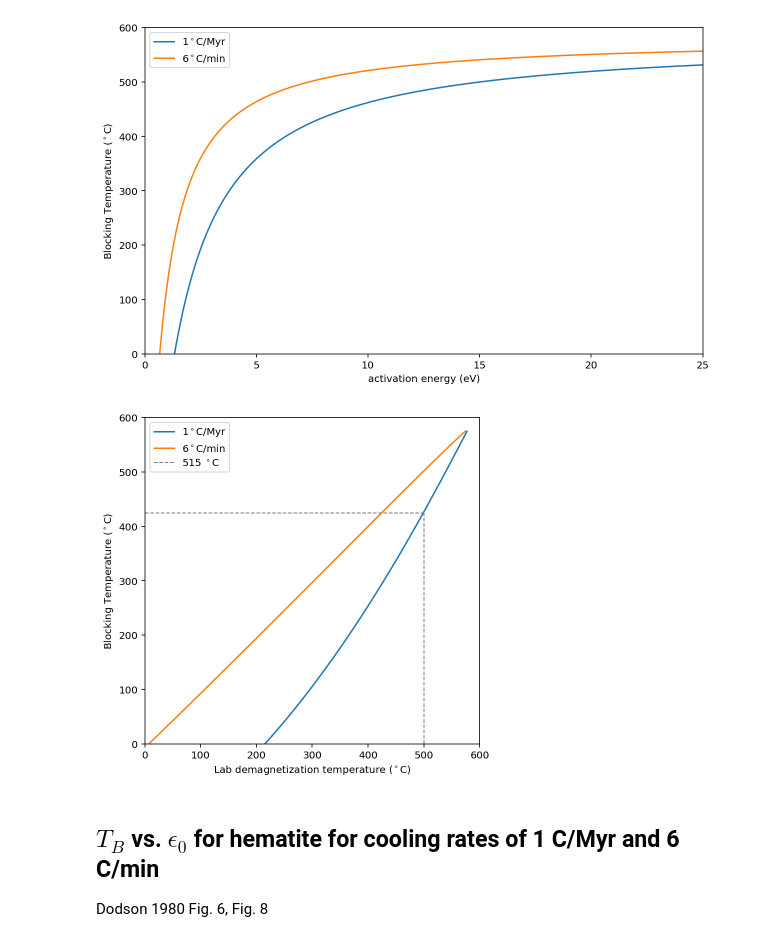
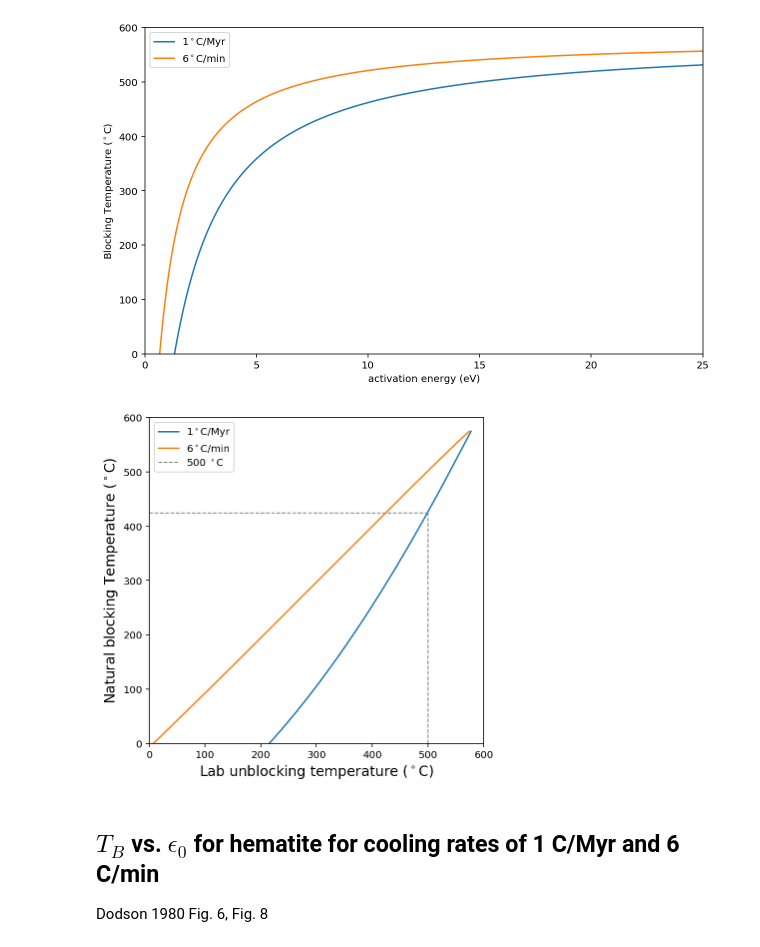
Before and after one commit to Swanson-Hysell-Group/Grenville_seminar, a Jupyter notebook: code/Pmag_unblocking_temperatures.ipynb, the cells around one changed output. Saved outputs shown, nothing was run; the diff lists cells and outputs as text; code cells hidden in the pictures.

Commit message:
update cooling model, unblocking temperature model notebook

```diff
--- a/code/Pmag_unblocking_temperatures.ipynb
+++ b/code/Pmag_unblocking_temperatures.ipynb
@@ -306,30 +306,33 @@ plt.show()
 # %%
 Tb = np.linspace(273, 575+273, 400)
 Td_slow = []
 Td_fast = []
 th = 100 # isothermal heating temperature in lab
 
 for T in Tb:
     js = Dodson_Js(T, r=2)
     e0_slow = calc_mag_e0(T, cooling_rate=0.3e-13, r=2, initial_guess=1.)*1.6e-19
     e0_fast = calc_mag_e0(T, cooling_rate=0.1, r=2, initial_guess=1.)*1.6e-19
     Td_slow.append(calc_Td(e0_slow, js, 2, th)-273)
     Td_fast.append(calc_Td(e0_fast, js, 2, th)-273)
 
 plt.figure(figsize=(6, 6))
 plt.plot(Td_slow, Tb-273, label='1$^\circ$C/Myr')
 plt.plot(Td_fast, Tb-273, label='6$^\circ$C/min')
 plt.plot([500, 500], [0, 425], '--', c='grey', lw=1)
-plt.plot([0, 500], [425, 425], '--', c='grey', lw=1, label='515 $^\circ$C')
+plt.plot([0, 500], [425, 425], '--', c='grey', lw=1, label='500 $^\circ$C')
+
+# plt.plot([525, 525], [0, 450], '--', c='grey', lw=1)
+# plt.plot([0, 525], [450, 450], '--', c='grey', lw=1)
 
 plt.xlim(0, 600)
 plt.ylim(0, 600)
-plt.xlabel('Lab demagnetization temperature ($^\circ$C)')
-plt.ylabel('Blocking Temperature ($^\circ$C)')
+plt.xlabel('Lab unblocking temperature ($^\circ$C)', fontsize=14)
+plt.ylabel('Natural blocking Temperature ($^\circ$C)', fontsize=14)
 plt.legend()
 plt.show()
 # %% [output]
-[figure, old version]
+[figure, new version]
 # %% [markdown]
 ## $T_B$ vs. $\epsilon_0$ for hematite for cooling rates of 1 C/Myr and 6 C/min
 
```
Also changed, not shown: parts of 1 cell of this notebook, 1 other file.
